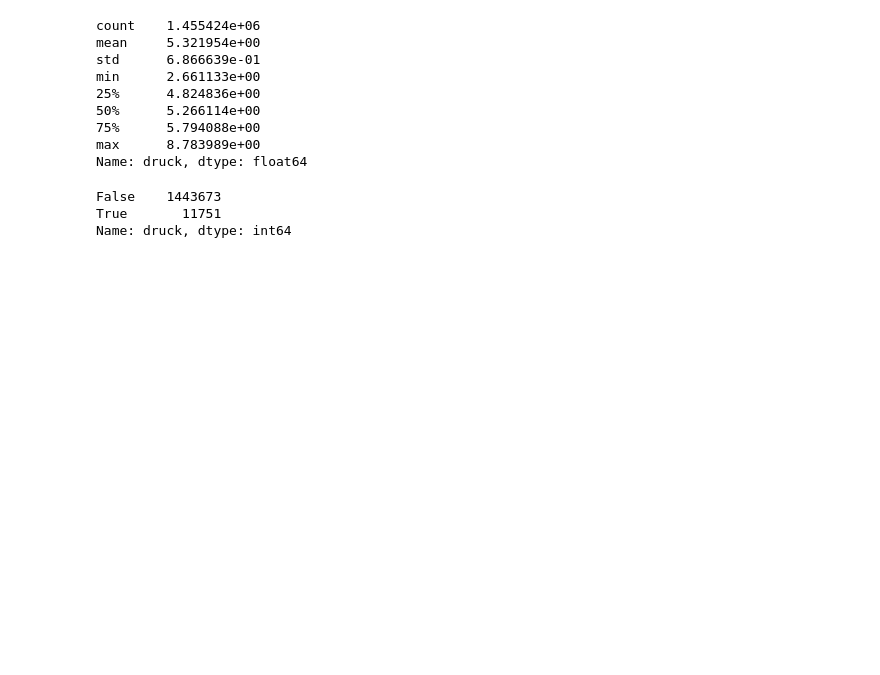
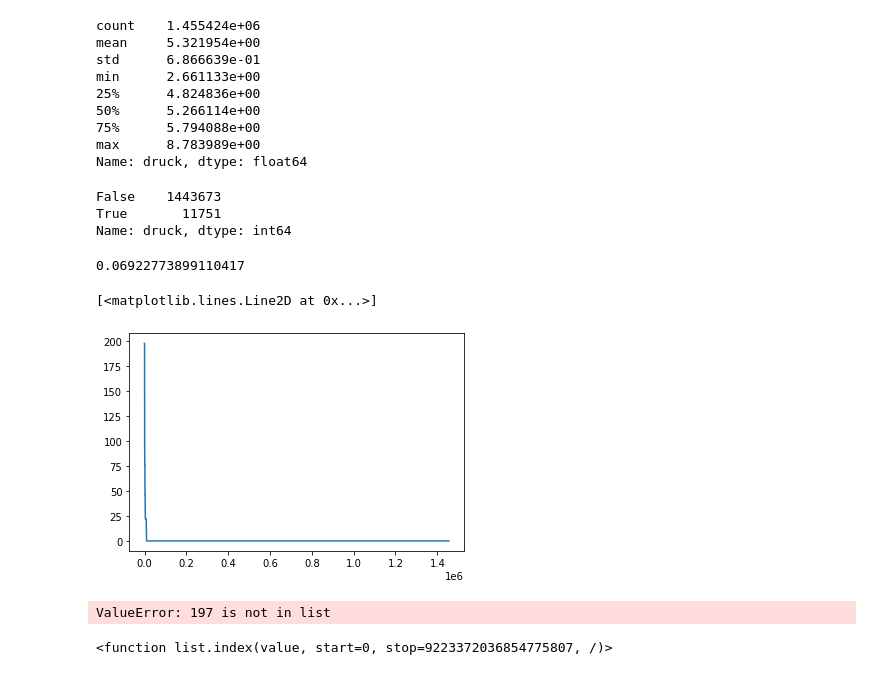
Before and after one commit to juliansaar/Innoprojekt, a Jupyter notebook: Dichte_First_try.ipynb, the cells around one changed output. Cells and saved outputs as stored; diff of their text form; code cells hidden in the pictures; blank space fills up the shorter version.

```diff
--- a/Dichte_First_try.ipynb
+++ b/Dichte_First_try.ipynb
@@ -2,7 +2,7 @@
 import pandas as pd
 import matplotlib.pyplot as plt
 
-df = pd.read_csv("C:/Users/Julian/Downloads/Simulation-Dichtprüfung/Simulation-Dichtprüfung/simulation-st5.csv", sep=';')
+df = pd.read_csv("C:/Users/Julian/Documents/Simulation-Dichtprüfung/Simulation-Dichtprüfung/simulation-st5.csv", sep=';')
 # %%
 df.head(400)
 # %% [output]
@@ -116,3 +189,50 @@ c.value_counts()
 False    1443673
 True       11751
 Name: druck, dtype: int64
+# %%
+import luminol
+from luminol.anomaly_detector import AnomalyDetector
+from luminol.correlator import Correlator
+   # conduct anomaly detection on a single time series ts.
+dfleck = df.iloc[:,9]
+dfdruck = df.iloc[:,5]
+r = df.set_index('time')
+r1 = df.set_index('time')
+
+q = r.to_dict()
+f = q.pop('leck',None)
+q1 = r1.to_dict()
+f1 = q1.pop('druck',None)
+
+detector = luminol.anomaly_detector.AnomalyDetector(f)
+anomalies = detector.get_anomalies()
+
+   # if there is anomaly, correlate the first anomaly period with a secondary time series ts2.
+
+if anomalies:
+    time_period = anomalies[0].get_time_window()
+    correlator = luminol.correlator.Correlator(f, f1, time_period)
+
+   # print the correlation coefficient
+
+print(correlator.get_correlation_result().coefficient)
+# %% [output]
+0.06922773899110417
+# %%
+
+ts = detector.get_all_scores()
+#plt.plot(df['leck'])
+plt.plot(ts.values)
+# %% [output]
+[<matplotlib.lines.Line2D at 0x...>]
+[figure, added]
+# %%
+v = ts.values
+v.sort(reverse=True)
+v
+# %% [output]
+ValueError: 197 is not in list
+# %%
+s
+# %% [output]
+<function list.index(value, start=0, stop=9223372036854775807, /)>
```
Also changed, not shown: parts of 4 cells of this notebook.
